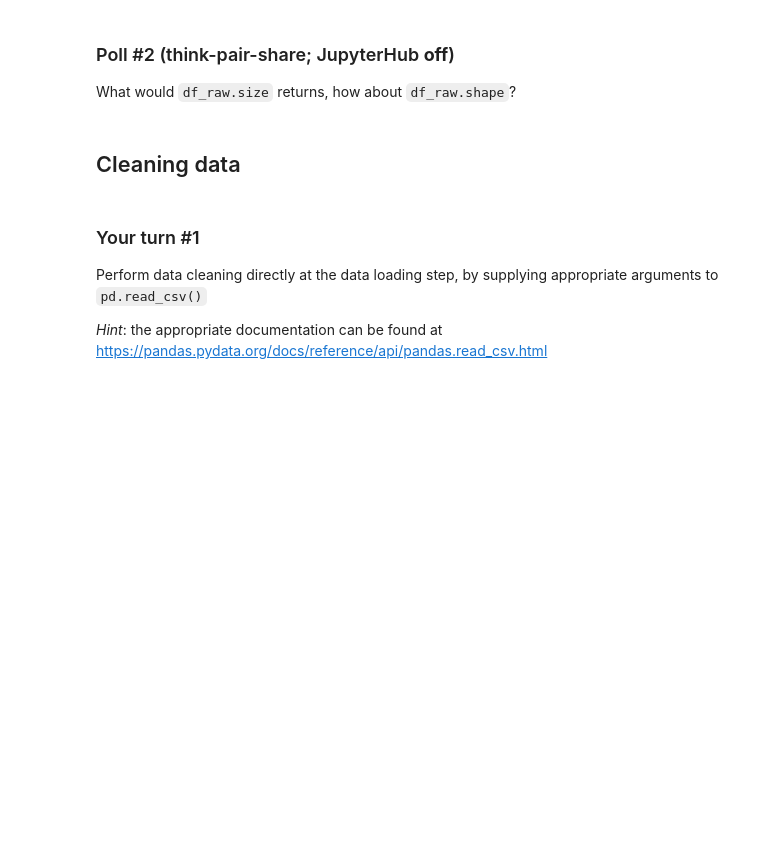
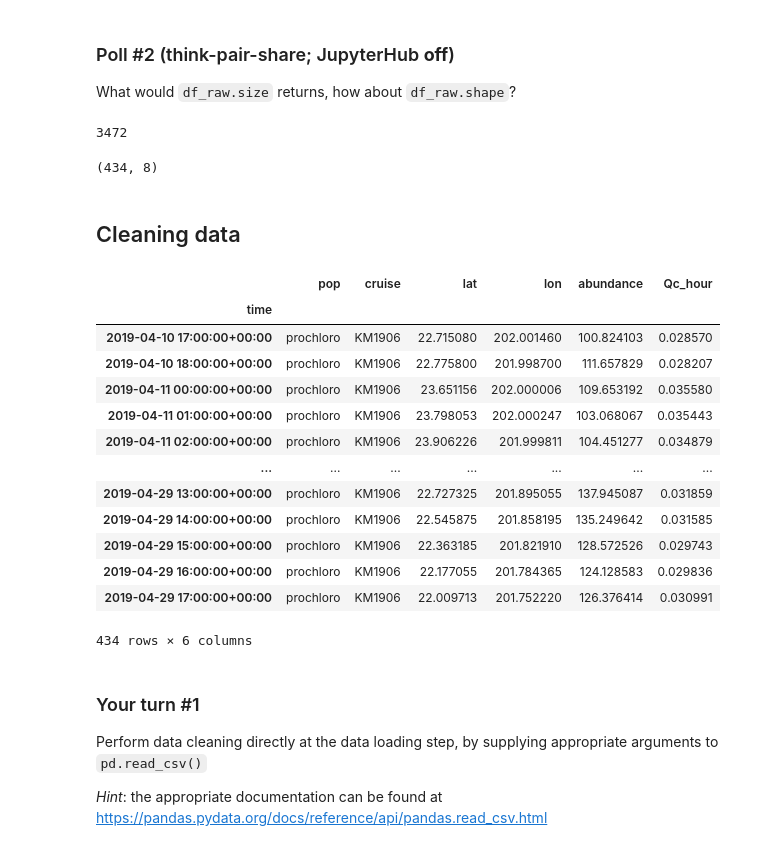
Before and after one commit to OCEAN-215-2025/week6_demo_students, a Jupyter notebook: Week6_demo_updated.ipynb, the cells around one changed output. Drawn from its saved outputs; the diff is of its cells as text; code cells hidden in the pictures; blank space fills up the shorter version.

```diff
--- a/Week6_demo_updated.ipynb
+++ b/Week6_demo_updated.ipynb
@@ -67,19 +143,42 @@ Based on the information above, are there any missing data ("null") in the datas
 ### Poll #2 (think-pair-share; JupyterHub **off**)
 
 What would `df_raw.size` returns, how about `df_raw.shape`?
+# %%
+df_raw.size
+# %% [output]
+3472
+# %%
+df_raw.shape
+# %% [output]
+(434, 8)
 # %% [markdown]
 ## Cleaning data
 # %%
 # drop the non-informative column
-df = ...
+df = df_raw.iloc[:, 1:]
 
 # convert time from string (object) to timestamp
-df["time"] = ...
+df["time"] = pd.to_datetime(df["time"])
 
 # set the time column as index
-df = ...
+df = df.set_index("time")
 
 display(df)
+# %% [output]
+|  | pop | cruise | lat | lon | abundance | Qc_hour |
+| time |  |  |  |  |  |  |
+| 2019-04-10 17:00:00+00:00 | prochloro | KM1906 | 22.715080 | 202.001460 | 100.824103 | 0.028570 |
+| 2019-04-10 18:00:00+00:00 | prochloro | KM1906 | 22.775800 | 201.998700 | 111.657829 | 0.028207 |
+| 2019-04-11 00:00:00+00:00 | prochloro | KM1906 | 23.651156 | 202.000006 | 109.653192 | 0.035580 |
+| 2019-04-11 01:00:00+00:00 | prochloro | KM1906 | 23.798053 | 202.000247 | 103.068067 | 0.035443 |
+| 2019-04-11 02:00:00+00:00 | prochloro | KM1906 | 23.906226 | 201.999811 | 104.451277 | 0.034879 |
+| ... | ... | ... | ... | ... | ... | ... |
+| 2019-04-29 13:00:00+00:00 | prochloro | KM1906 | 22.727325 | 201.895055 | 137.945087 | 0.031859 |
+| 2019-04-29 14:00:00+00:00 | prochloro | KM1906 | 22.545875 | 201.858195 | 135.249642 | 0.031585 |
+| 2019-04-29 15:00:00+00:00 | prochloro | KM1906 | 22.363185 | 201.821910 | 128.572526 | 0.029743 |
+| 2019-04-29 16:00:00+00:00 | prochloro | KM1906 | 22.177055 | 201.784365 | 124.128583 | 0.029836 |
+| 2019-04-29 17:00:00+00:00 | prochloro | KM1906 | 22.009713 | 201.752220 | 126.376414 | 0.030991 |
+434 rows × 6 columns
 # %% [markdown]
 ### Your turn #1
 
```
Also changed, not shown: parts of 37 cells of this notebook.
